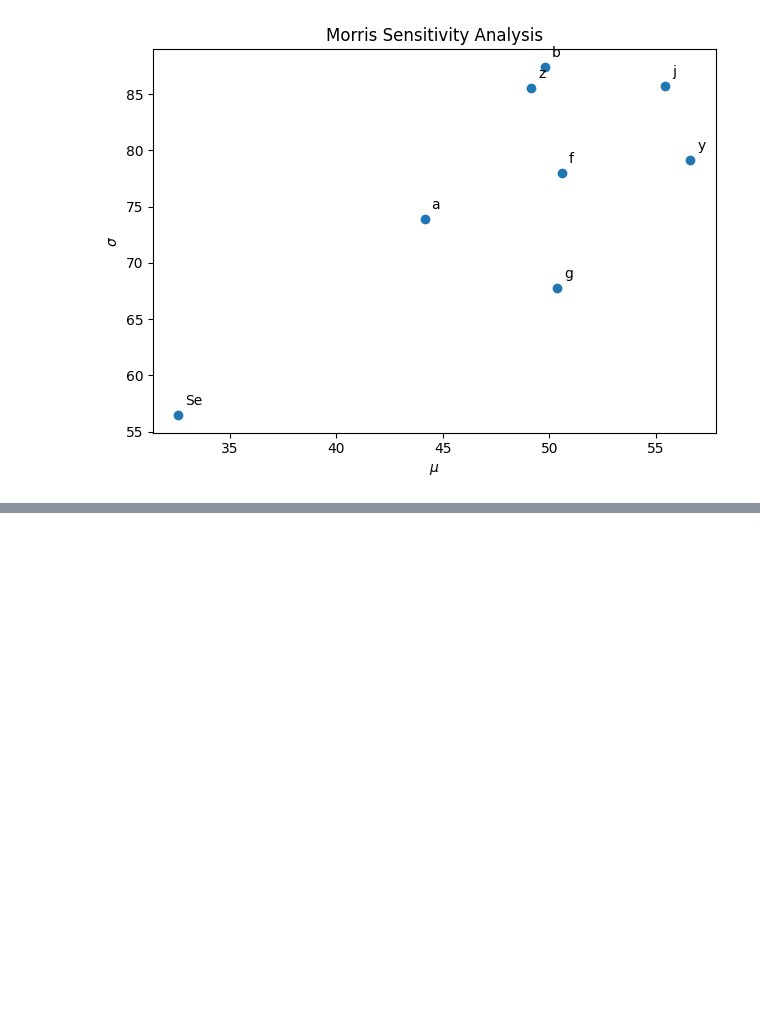
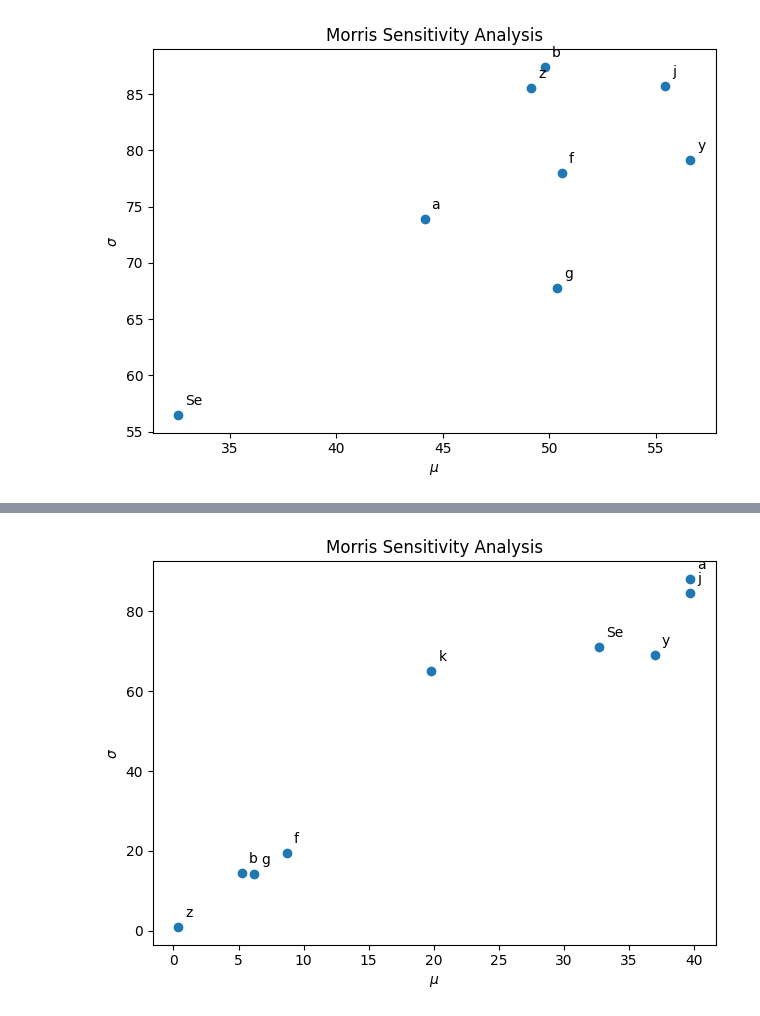
Before and after one commit to ethygers/Mup1_Modeling, a Jupyter notebook: ReproduceFur4/fur4_parameter_sensititivity.ipynb, the cells around one changed output, grey strips where cells are left out. Cells and saved outputs as stored; diff of their text form; code cells hidden in the pictures; blank space fills up the shorter version.

```diff
--- a/ReproduceFur4/fur4_parameter_sensititivity.ipynb
+++ b/ReproduceFur4/fur4_parameter_sensititivity.ipynb
@@ -210,4 +211,13 @@ KeyboardInterrupt:
 # %%
 morris_morris_results = [
+    {'timestamp': '2025-07-23T15:50:26.316369', 'seed': None,     # 1280 samples
+     'sensitivity_indices': {'mu': [-52.59736086427026, 4.213531031560195, 9.177280756915149, 10.019612868260149, 38.53748086706294, 13.857843629041033, 40.45637948571753, -0.32118392854546934, 39.41274021950954], 'mu_star': [52.65900114454709, 4.2433908624582, 9.245597145294234, 10.019612868260149, 38.58422565882661, 15.70748582197273, 40.45637948571753, 0.32118392854546934, 39.41274021950954], 'mu_star_conf': [16.286445772617814, 1.8846990642421364, 3.9515013776985906, 3.4554309819383953, 13.972191274281572, 8.337816546087135, 13.60730319137831, 0.1175680566859553, 12.702938313515702], 'sigma': [100.10854862890663, 10.53652219994014, 23.634556825179317, 20.75437139131142, 83.6391190719414, 47.47697007407346, 76.38015670085817, 0.6578282567133552, 71.77519616277179]},
+     'parameter_names': ['a', 'b', 'f', 'g', 'j', 'k', 'y', 'z', 'Se']},
+    {'timestamp': '2025-07-23T16:31:22.336737', 'seed': None,     # 2560 samples
+     'sensitivity_indices': {'mu': [-39.5800240460339, 5.186202186091997, 8.62287483441515, 6.180996747568492, 39.64577951539562, 17.866810553242757, 36.96398012247166, -0.38561126240570515, 32.6689285811755], 'mu_star': [39.6861071914175, 5.237696658000567, 8.712956028354322, 6.180996747568492, 39.70883509613865, 19.805574325543105, 36.96398012247166, 0.38561126240570515, 32.6689285811755], 'mu_star_conf': [11.135340600988126, 1.7662561739959608, 2.206846916543789, 1.6356020048809625, 9.412312256427512, 7.291418126294741, 8.004566136436331, 0.10461494499763403, 8.383449731140239], 'sigma': [88.17008488622507, 14.508386204996231, 19.49020261859709, 14.320996477802485, 84.51218926433556, 64.98094854787081, 68.97620756459719, 0.8588966655262363, 71.00804076914746]},
+     'parameter_names': ['a', 'b', 'f', 'g', 'j', 'k', 'y', 'z', 'Se']}
+]
 
-]
+scatter_plot(morris_morris_results[1])
+# %% [output]
+[figure, added]
```
Also changed, not shown: parts of 2 cells of this notebook.
